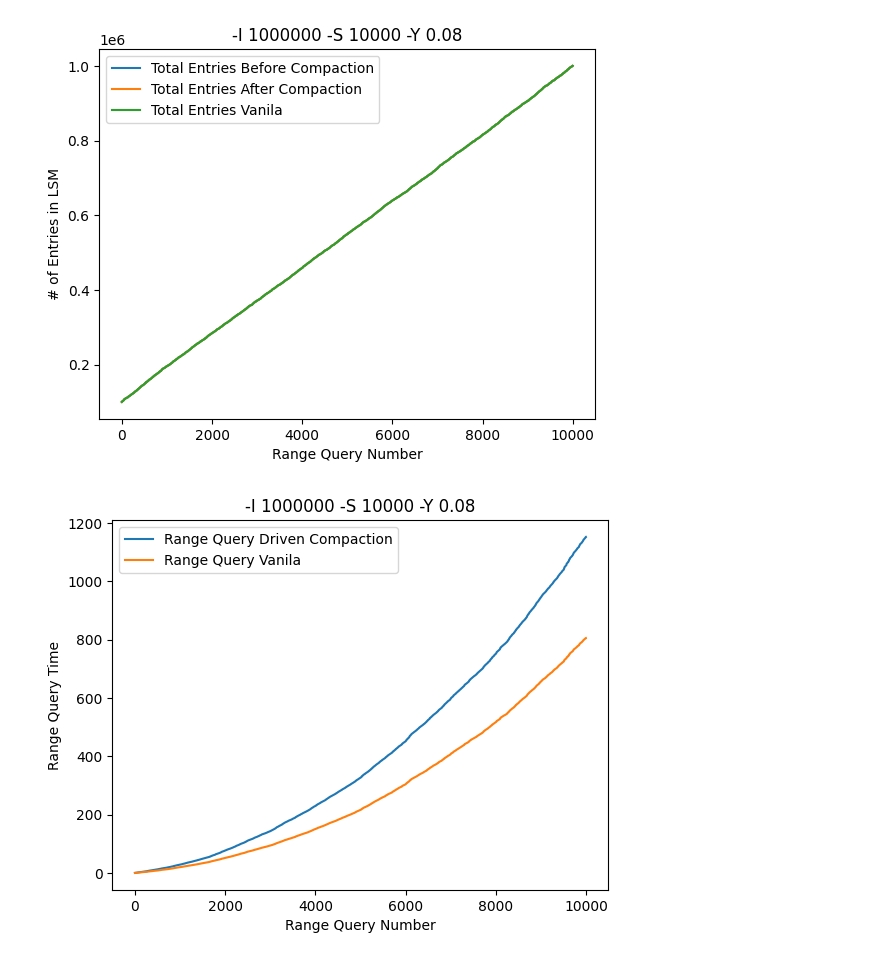
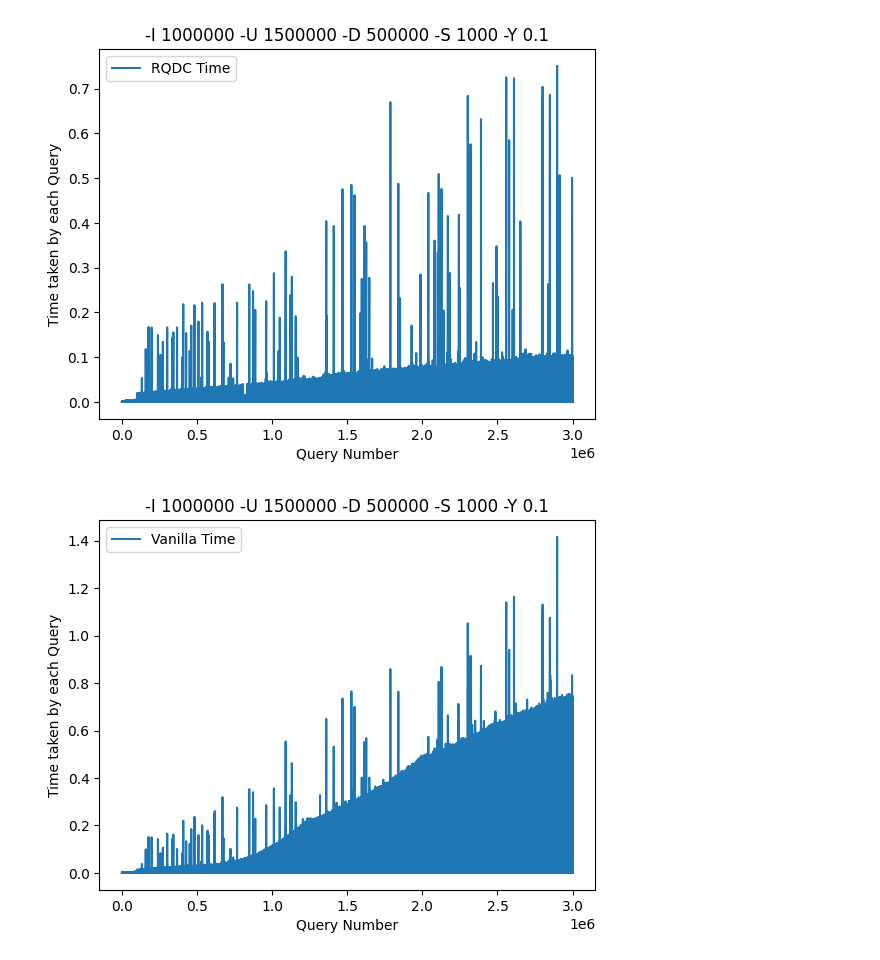
Before and after one commit to SSD-Brandeis/LSMQueryDrivenCompaction, a Jupyter notebook: development/emulator/data_playbook.ipynb, the cells around one changed output. Drawn from its saved outputs; the diff is of its cells as text; code cells hidden in the pictures.

```diff
--- a/development/emulator/data_playbook.ipynb
+++ b/development/emulator/data_playbook.ipynb
@@ -33,23 +31,45 @@ df2 = pd.read_csv(VA_FILE, header=None, names=['Total Entries Vanila', 'after',
-# %%
-df1 = df.reset_index()
-df2.reset_index(inplace=True)
-
-new_df = df1.merge(df2[['index', 'Total Entries Vanila', 'Range Query Vanila']], on='index')
-
-new_df.plot(x='index', y=['Total Entries Before Compaction', 'Total Entries After Compaction', 'Total Entries Vanila'])
-plt.xlabel('Range Query Number')
-plt.ylabel('# of Entries in LSM')
-plt.title(WORKLOAD_NAME)
-plt.savefig(f"{EXP_DATA}/{WORKLOAD_NAME}/{WORKLOAD_NAME} entries.png")
-plt.show()
-# %% [output]
-[figure, removed]
-# %%
-new_df.plot(x='index', y=['Range Query Driven Compaction', 'Range Query Vanila'])
-plt.xlabel('Range Query Number')
-plt.ylabel('Range Query Time')
-plt.title(WORKLOAD_NAME)
-plt.savefig(f"{EXP_DATA}/{WORKLOAD_NAME}/{WORKLOAD_NAME} rqtime.png")
-plt.show()
-# %% [output]
-[figure, removed]
+# %%
+column_names = [
+    "Query Number",
+    "Query Type",
+    "Key",
+    "Total number of Compaction",
+    "Total number of Files written while Compaction",
+    "Total number of Pages written while Compaction",
+    "Total number of Entries written while Compaction",
+    "Number of Trivial File Moves",
+    "Number of Buffer Flush",
+    "Number of Pages Flushed from Buffer",
+    "Number of Trivial File moves from Buffer",
+    "Total number of Entries Written while Buffer Flush",
+    "Number of Files Written during Range Query",
+    "Number of Pages written during Range Query",
+    "Number of Entries written during Range Query",
+    "Total Vanilla Compaction",
+    "Total RQDC Compaction",
+    "Entries count before Query",
+    "Entries count after Query",
+    "Time Taken"
+]
+
+rqdc_df = pd.read_csv(RQ_FILE, names=column_names)
+vanilla_df = pd.read_csv(VA_FILE, names=column_names)
+# %%
+# Time Taken by each query for both Vanilla and RQDC
+query_compare_df = pd.merge(rqdc_df[["Query Number", "Time Taken"]], vanilla_df[["Query Number", "Time Taken"]], on="Query Number")
+query_compare_df = query_compare_df.rename(columns={"Time Taken_x": "RQDC Time", "Time Taken_y": "Vanilla Time"})
+
+query_compare_df.plot(x="Query Number", y=["RQDC Time"])
+plt.xlabel("Query Number")
+plt.ylabel("Time taken by each Query")
+plt.title(WORKLOAD_NAME)
+plt.show()
+
+query_compare_df.plot(x="Query Number", y=["Vanilla Time"])
+plt.xlabel("Query Number")
+plt.ylabel("Time taken by each Query")
+plt.title(WORKLOAD_NAME)
+plt.show()
+# %% [output]
+[figure, added]
+[figure, added]
```
Also changed, not shown: parts of 14 cells of this notebook, 49 other files.
